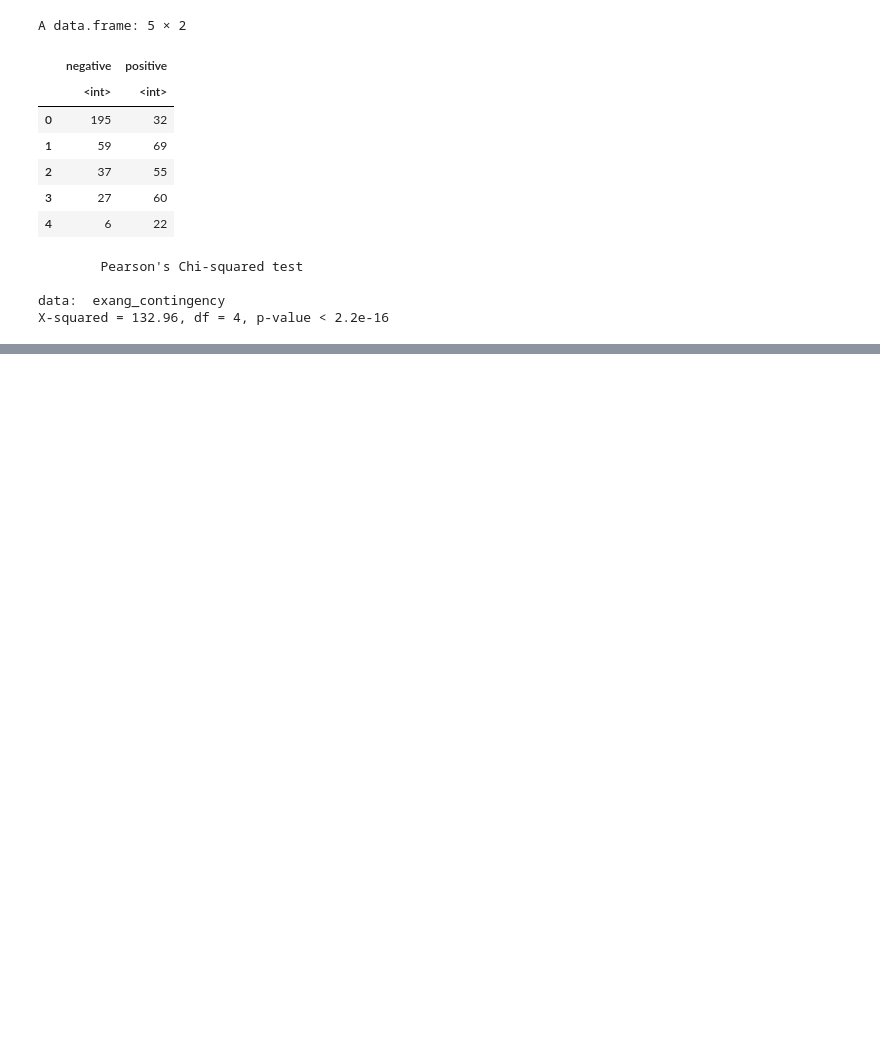
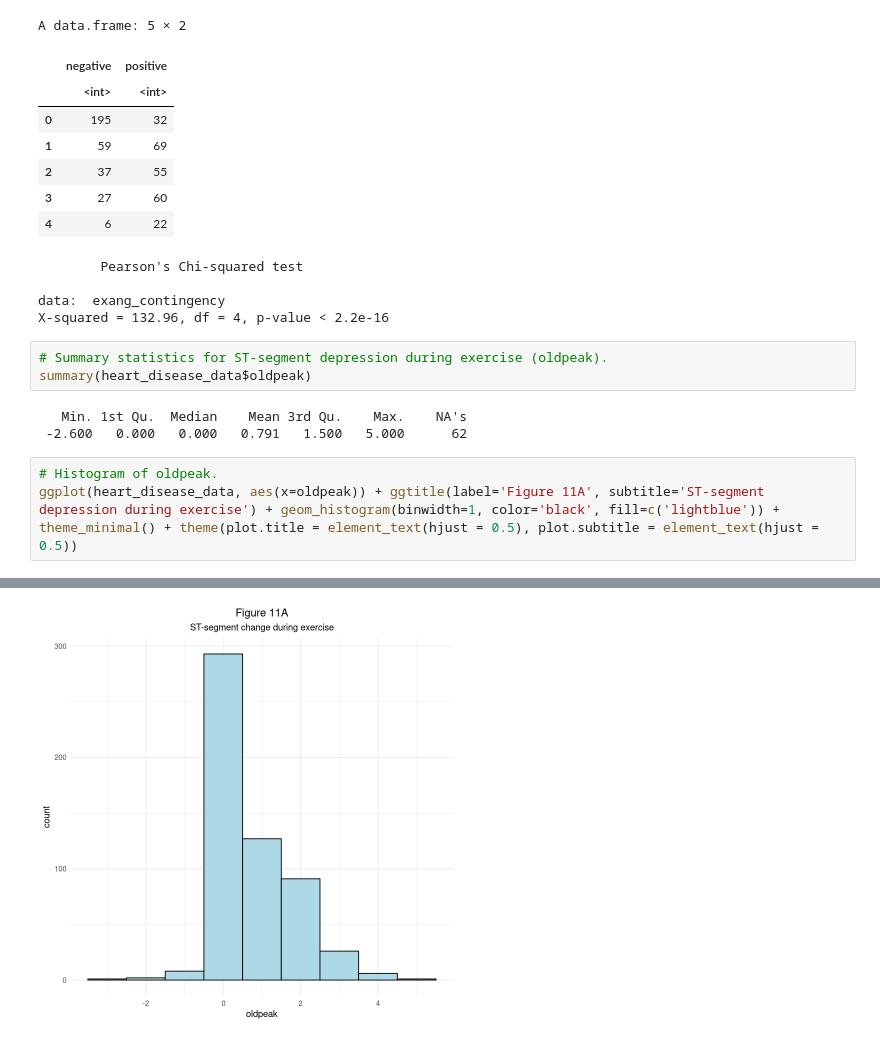
Before and after one commit to jerradmgenson/qdaim-proto, a Jupyter notebook: src/notebooks/dataset_analysis.ipynb, the cells around one changed output, grey strips where cells are left out. Cells and saved outputs as stored; diff of their text form; blank space fills up the shorter version.

```diff
--- a/src/notebooks/dataset_analysis.ipynb
+++ b/src/notebooks/dataset_analysis.ipynb
@@ -1021,3 +1021,13 @@ A data.frame: 5 × 2
 
 data:  exang_contingency
 X-squared = 132.96, df = 4, p-value < 2.2e-16
+# %%
+# Summary statistics for ST-segment depression during exercise (oldpeak).
+summary(heart_disease_data$oldpeak)
+# %% [output]
+   Min. 1st Qu.  Median    Mean 3rd Qu.    Max.    NA's
+ -2.600   0.000   0.000   0.791   1.500   5.000      62
+# %%
+# Histogram of oldpeak.
+ggplot(heart_disease_data, aes(x=oldpeak)) + ggtitle(label='Figure 11A', subtitle='ST-segment depression during exercise') + geom_histogram(binwidth=1, color='black', fill=c('lightblue')) + theme_minimal() + theme(plot.title = element_text(hjust = 0.5), plot.subtitle = element_text(hjust = 0.5))
+# %% [output]
@@ -1023,0 +1036 @@ X-squared = 132.96, df = 4, p-value < 2.2e-16
+[figure, added]
```
Also changed, not shown: parts of 10 cells of this notebook.
